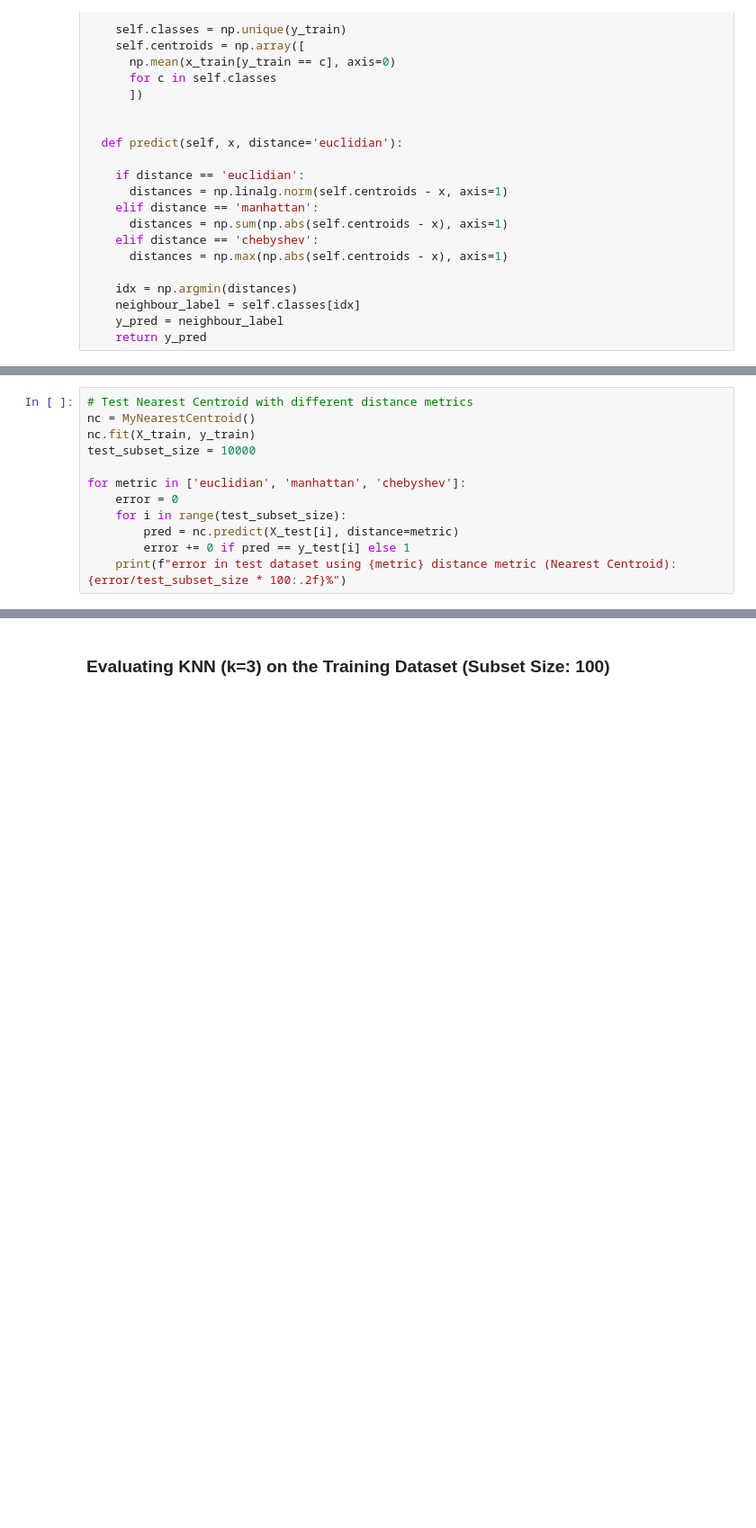
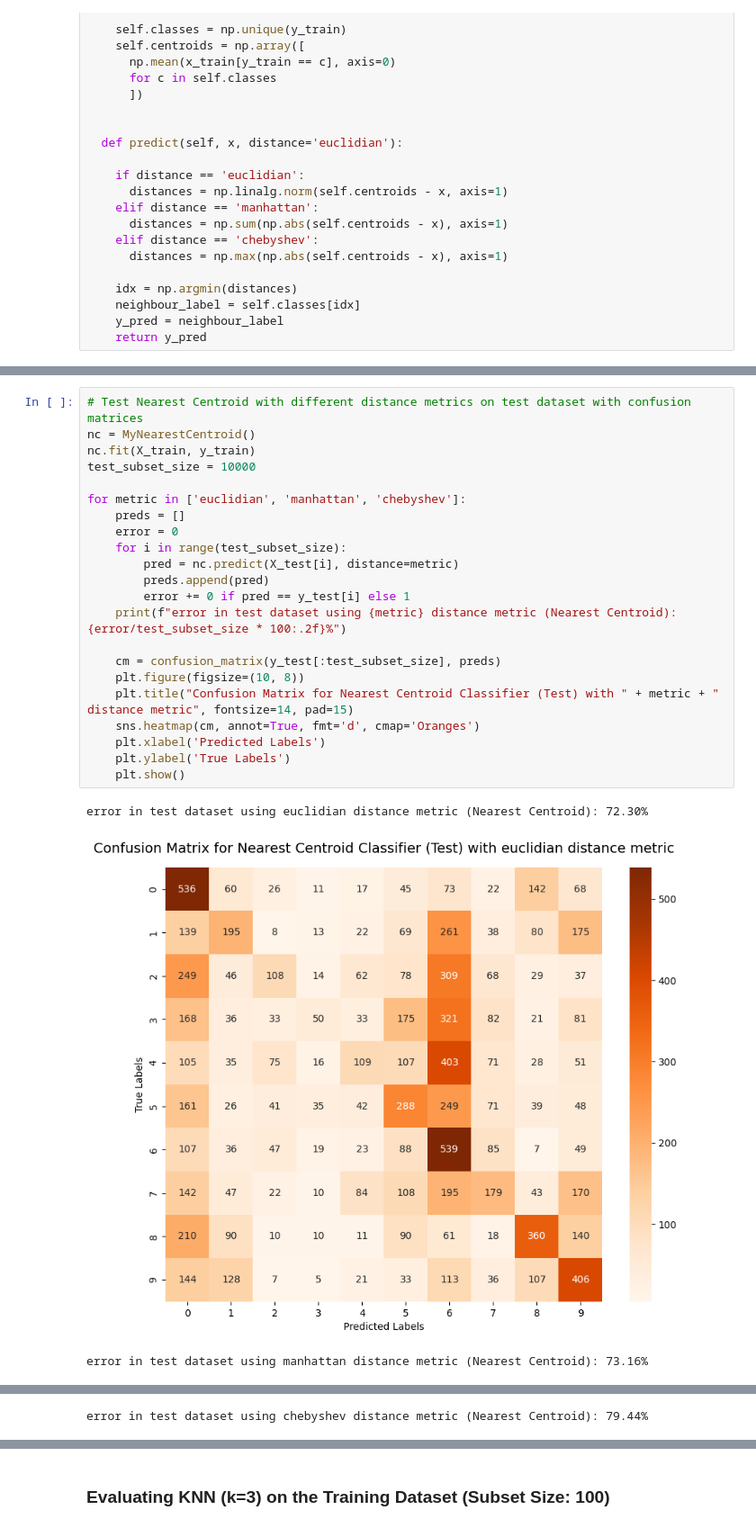
Before and after one commit to giannisster/knn-and-centroid-tests-over-cifar10, a Jupyter notebook: DL_Task_1.ipynb, the cells around one changed output, grey strips where cells are left out. Shown at 90% size. Cells and saved outputs as stored; diff of their text form; blank space fills up the shorter version.

```diff
--- a/DL_Task_1.ipynb
+++ b/DL_Task_1.ipynb
@@ -122,12 +175,26 @@ class MyNearestCentroid:
 # %%
-# Test Nearest Centroid with different distance metrics
+# Test Nearest Centroid with different distance metrics on test dataset with confusion matrices
 nc = MyNearestCentroid()
 nc.fit(X_train, y_train)
 test_subset_size = 10000
 
 for metric in ['euclidian', 'manhattan', 'chebyshev']:
+    preds = []
     error = 0
     for i in range(test_subset_size):
         pred = nc.predict(X_test[i], distance=metric)
+        preds.append(pred)
         error += 0 if pred == y_test[i] else 1
     print(f"error in test dataset using {metric} distance metric (Nearest Centroid): {error/test_subset_size * 100:.2f}%")
+
+    cm = confusion_matrix(y_test[:test_subset_size], preds)
+    plt.figure(figsize=(10, 8))
+    plt.title("Confusion Matrix for Nearest Centroid Classifier (Test) with " + metric + " distance metric", fontsize=14, pad=15)
+    sns.heatmap(cm, annot=True, fmt='d', cmap='Oranges')
+    plt.xlabel('Predicted Labels')
+    plt.ylabel('True Labels')
+    plt.show()
+# %% [output]
+error in test dataset using euclidian distance metric (Nearest Centroid): 72.30%
+[figure, added]
+error in test dataset using manhattan distance metric (Nearest Centroid): 73.16%
@@ -133,0 +202 @@ for metric in ['euclidian', 'manhattan', 'chebyshev']:
+error in test dataset using chebyshev distance metric (Nearest Centroid): 79.44%
```
Also changed, not shown: parts of 16 cells of this notebook.
